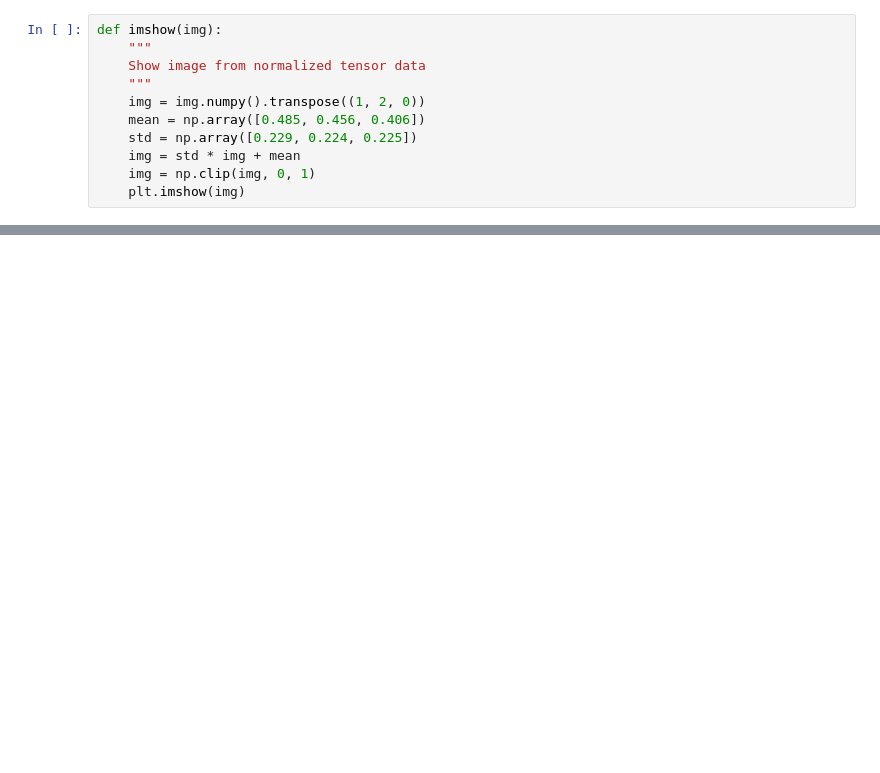
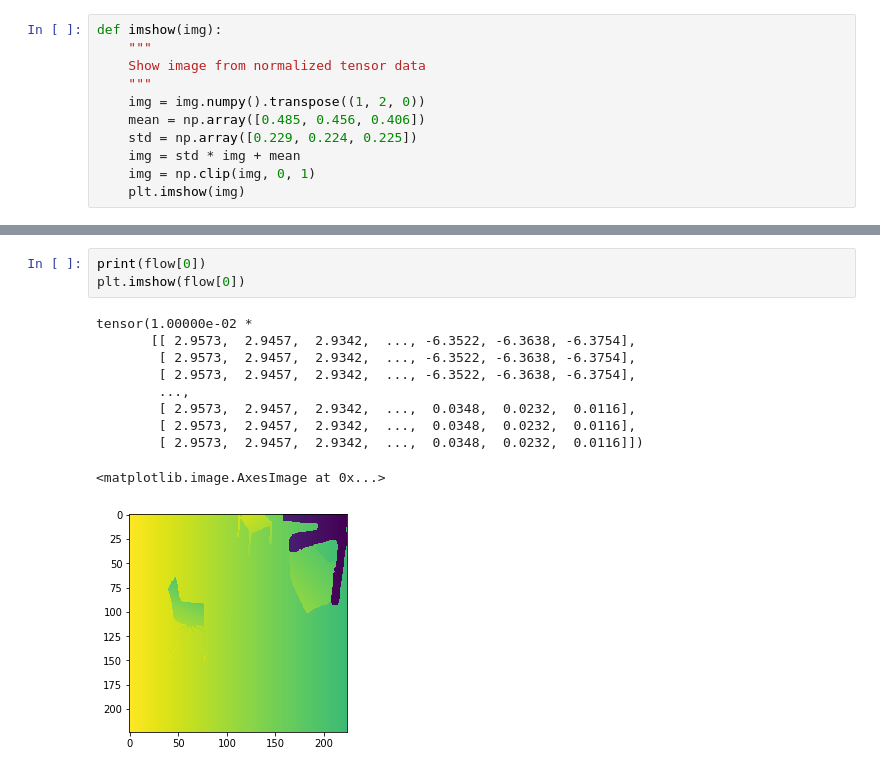
Before and after one commit to TMYuan/UnifiedNet, a Jupyter notebook: Untitled.ipynb, the cells around one changed output, grey strips where cells are left out. Cells and saved outputs as stored; diff of their text form; blank space fills up the shorter version.

```diff
--- a/Untitled.ipynb
+++ b/Untitled.ipynb
@@ -102,0 +111,14 @@ imshow(img)
+# %%
+print(flow[0])
+plt.imshow(flow[0])
+# %% [output]
+tensor(1.00000e-02 *
+       [[ 2.9573,  2.9457,  2.9342,  ..., -6.3522, -6.3638, -6.3754],
+        [ 2.9573,  2.9457,  2.9342,  ..., -6.3522, -6.3638, -6.3754],
+        [ 2.9573,  2.9457,  2.9342,  ..., -6.3522, -6.3638, -6.3754],
+        ...,
+        [ 2.9573,  2.9457,  2.9342,  ...,  0.0348,  0.0232,  0.0116],
+        [ 2.9573,  2.9457,  2.9342,  ...,  0.0348,  0.0232,  0.0116],
+        [ 2.9573,  2.9457,  2.9342,  ...,  0.0348,  0.0232,  0.0116]])
+<matplotlib.image.AxesImage at 0x...>
+[figure, added]
```
Also changed, not shown: parts of 12 cells of this notebook, 4 other files.
